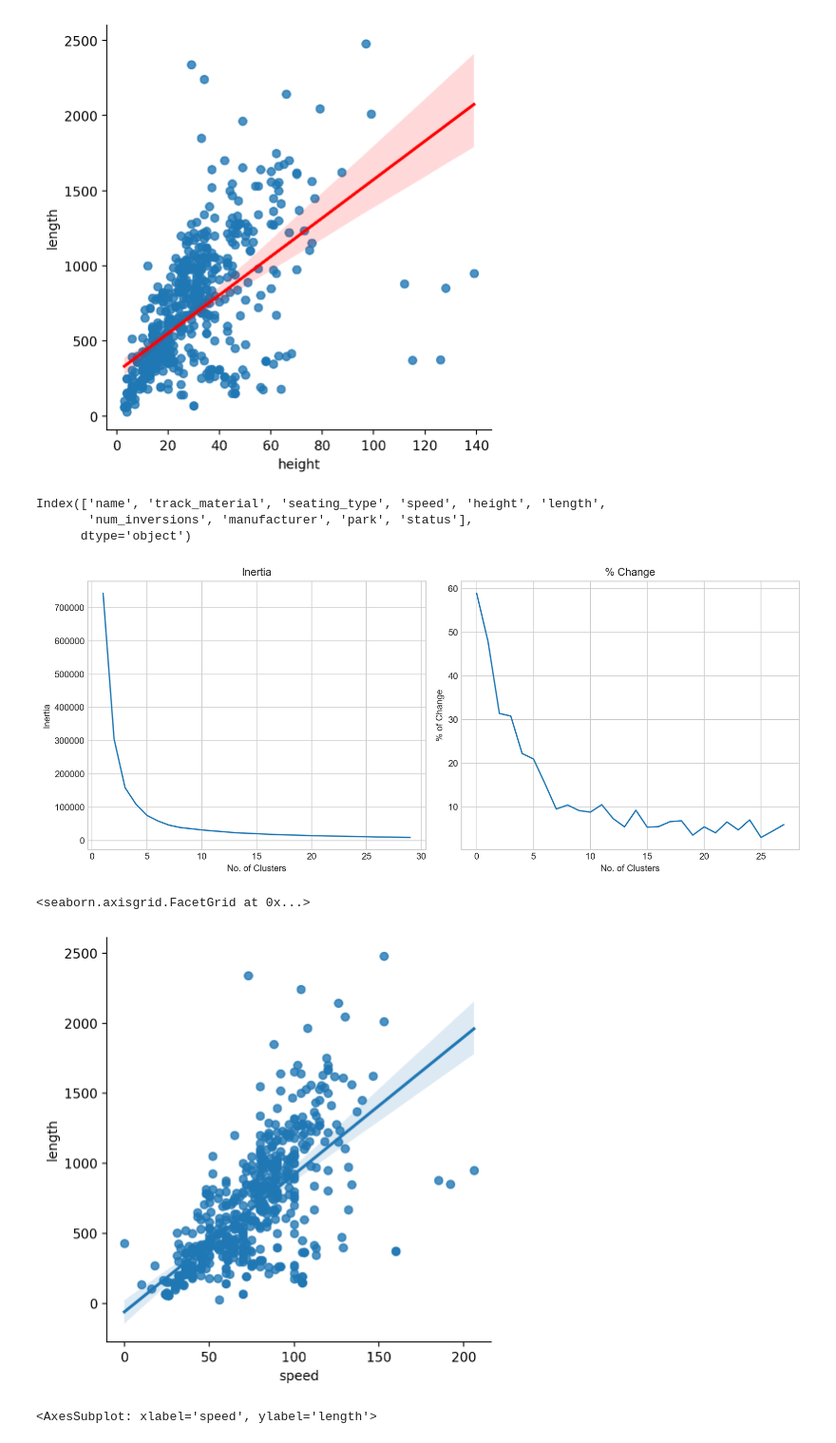
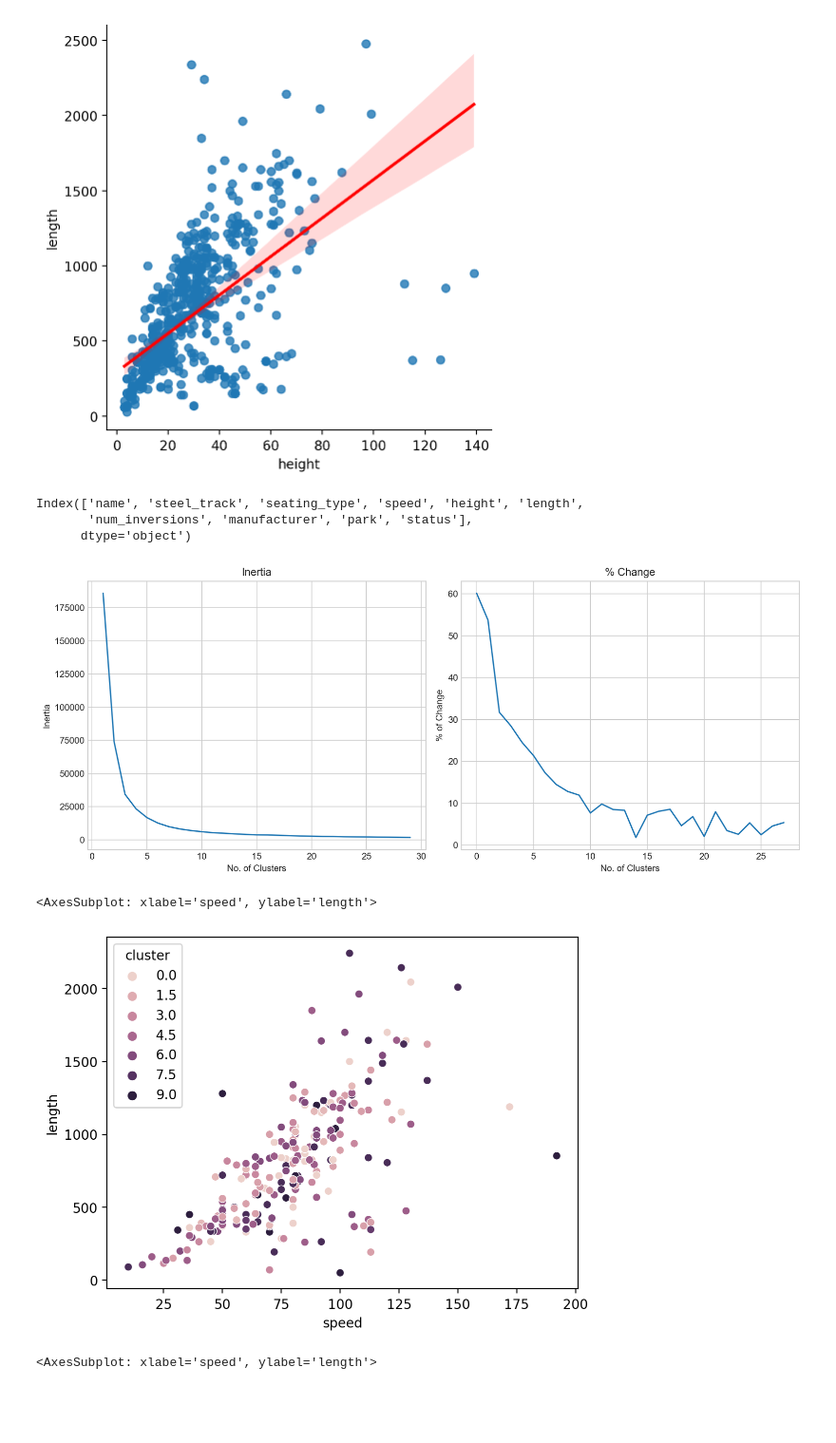
Before and after one commit to Is0metry/individual-project, a Jupyter notebook: explore.ipynb, the cells around one changed output. Shown at 95% size. Drawn from its saved outputs; the diff is of its cells as text; code cells hidden in the pictures; blank space fills up the shorter version.

```diff
--- a/explore.ipynb
+++ b/explore.ipynb
@@ -14,8 +15,7 @@ warnings.simplefilter("ignore")
 %config InlineBackend.figure_format = 'retina'
 # %%
 reload(w)
-df = w.wrangle_coasters()
-train, validate, test = w.tvt_split(df, stratify='manufacturer')
+train, validate,test = w.wrangle_coasters()
 # %%
 sns.barplot(data=train, x='manufacturer', y='length')
 plt.xticks(rotation=90)
@@ -73,10 +73,14 @@ sns.lmplot(data=train, x='height', y='length', line_kws={'color': 'red'})
 # %%
 train.columns
 # %% [output]
-Index(['name', 'track_material', 'seating_type', 'speed', 'height', 'length',
+Index(['name', 'steel_track', 'seating_type', 'speed', 'height', 'length',
        'num_inversions', 'manufacturer', 'park', 'status'],
       dtype='object')
+# %%
+from sklearn.preprocessing import LabelEncoder
+encoder = LabelEncoder()
+train['enc_seating'] = encoder.fit_transform(train.seating_type)
 # %%
-e.generate_elbow(train[['height', 'speed']])
+e.generate_elbow(train[['man_group','height','enc_seating']])
 # %% [output]
-[figure, old version]
+[figure, new version]
@@ -83,6 +89,6 @@ e.generate_elbow(train[['height', 'speed']])
 # %%
-sns.lmplot(data=train, x='speed', y='length')
+sns.scatterplot(data=train,x='speed',y='length',hue='cluster')
 # %% [output]
-<seaborn.axisgrid.FacetGrid at 0x...>
+<AxesSubplot: xlabel='speed', ylabel='length'>
-[figure, old version]
+[figure, new version]
 # %%
```
Also changed, not shown: parts of 9 cells of this notebook, 2 other files.
